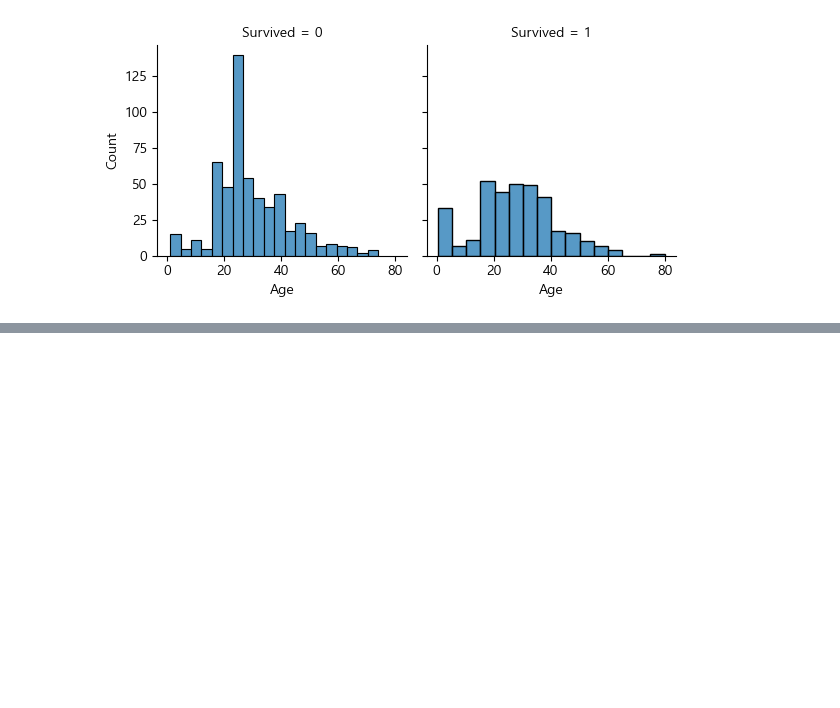
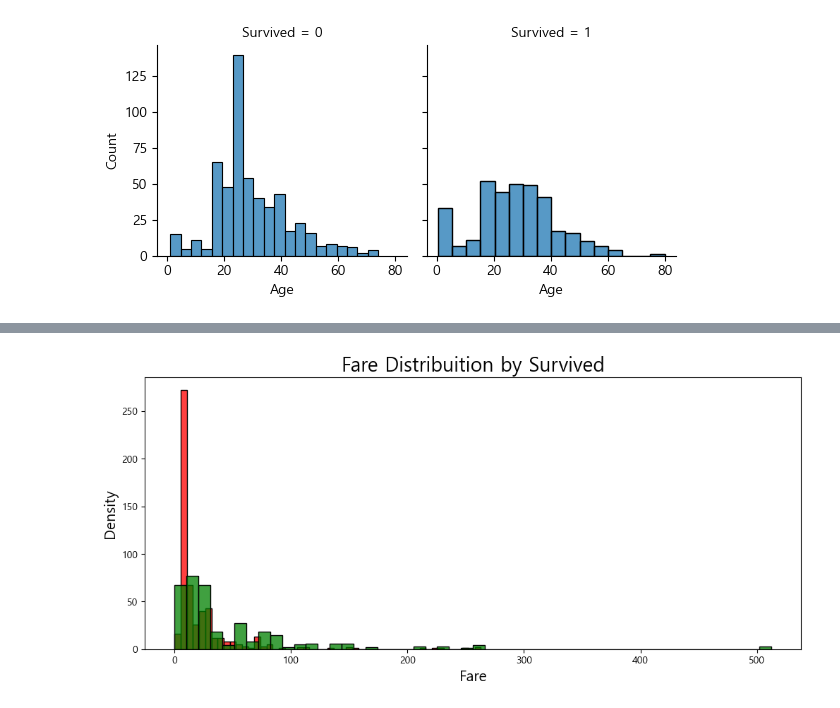
Before and after one commit to ksqrt/study, a Jupyter notebook: mylearn/titanic+keras.ipynb, the cells around one changed output, grey strips where cells are left out. Saved outputs shown, nothing was run; the diff lists cells and outputs as text; code cells hidden in the pictures; blank space fills up the shorter version.

```diff
--- a/mylearn/titanic+keras.ipynb
+++ b/mylearn/titanic+keras.ipynb
@@ -236,0 +226,8 @@ plt.show()
+# %%
+# 나이별로 나눈 칼럼 만들기
+interval = (0,5,12,18,25,35,60,120)
+cats = ['babies', 'Children', 'Teen', 'Student', 'Young', 'Adult', 'Senior']
+
+df_train["Age_cat"] = pd.cut(df_train.Age,interval, labels =cats)
+
+print(df_train.Age_cat.head())
@@ -236,0 +275,15 @@ plt.show()
+# %%
+# Seting the figure size
+plt.figure(figsize=(12,5))
+
+# Understanding the Fare Distribuition
+sns.histplot(df_train[df_train.Survived == 0]["Fare"],
+             bins=50, color='r')
+sns.histplot(df_train[df_train.Survived == 1]["Fare"],
+             bins=50, color='g')
+plt.title("Fare Distribuition by Survived", fontsize=20)
+plt.xlabel("Fare", fontsize=15)
+plt.ylabel("Density",fontsize=15)
+plt.show()
+# %% [output]
+[figure, added]
```
Also changed, not shown: parts of 28 cells of this notebook, 2 other files.
